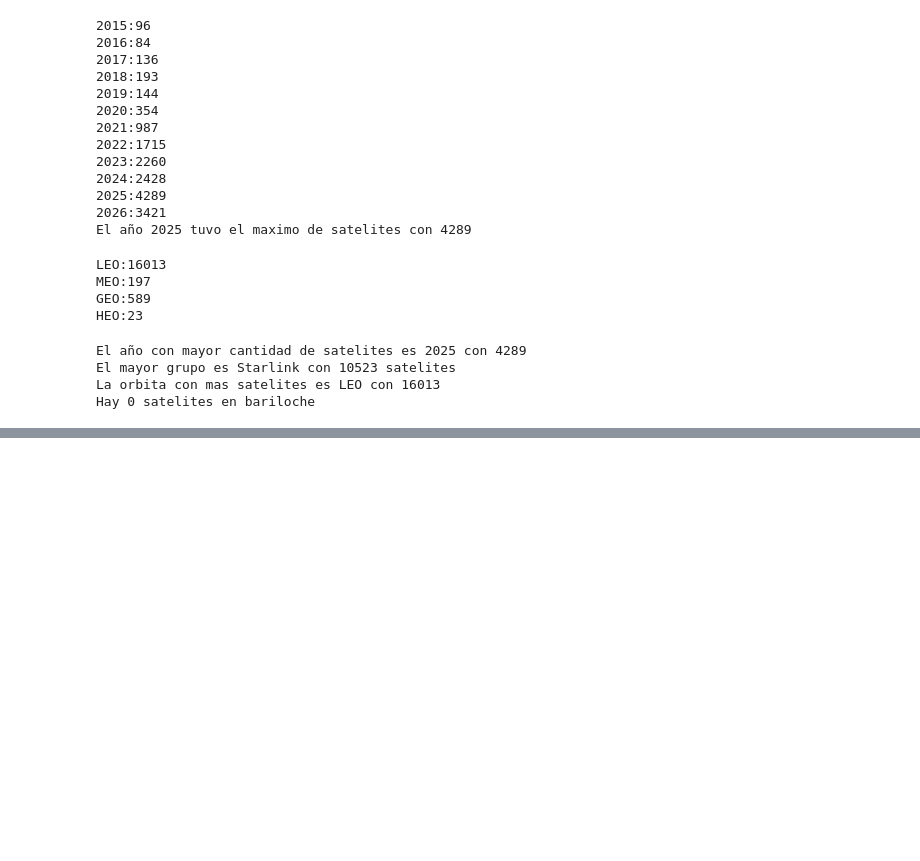
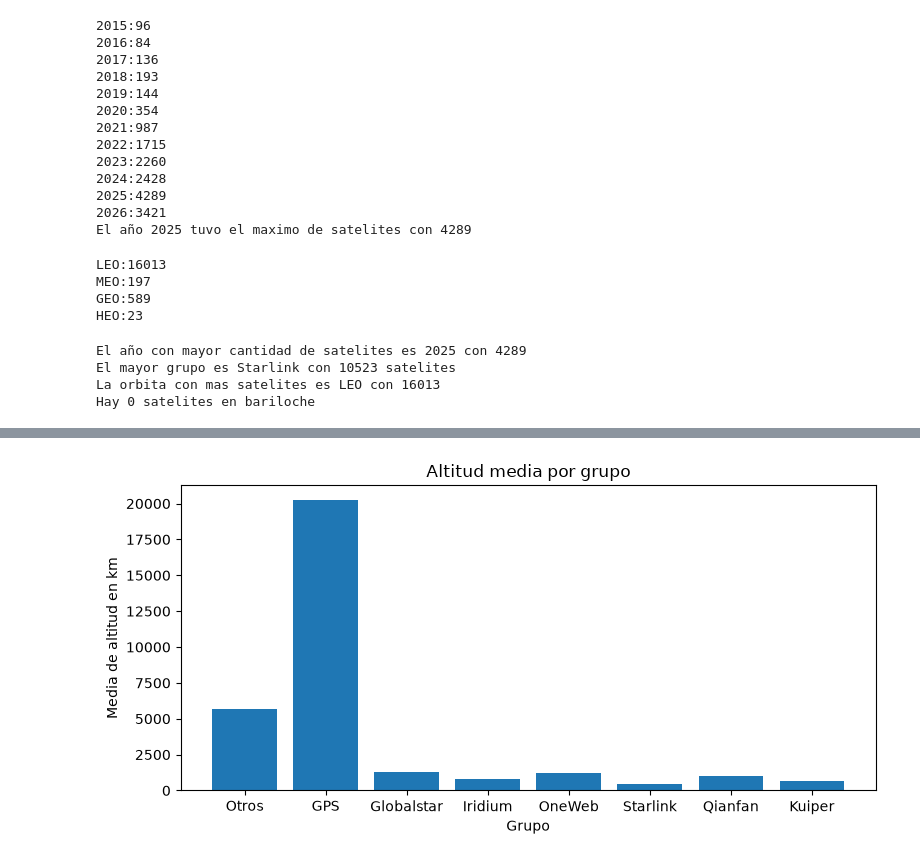
Before and after one commit to juanse0601/proyecto-satelites, a Jupyter notebook: informe.ipynb, the cells around one changed output, grey strips where cells are left out. Drawn from its saved outputs; the diff is of its cells as text; code cells hidden in the pictures; blank space fills up the shorter version.

```diff
--- a/informe.ipynb
+++ b/informe.ipynb
@@ -107,0 +126,21 @@ Hay 0 satelites en bariloche
+# %%
+resumen=analisis.resumen_por_grupo(lista_satelites)
+grupos=[]
+medias=[]
+for grupo,datos in resumen.items():
+    grupos.append(grupo)
+    medias.append(datos["Media"])
+fig=plt.figure(figsize =(8,4))
+plt.bar(grupos,medias)
+plt.xlabel("Grupo")
+plt.ylabel("Media de altitud en km")
+plt.title("Altitud media por grupo")
+plt.tight_layout()
+plt.show()
+'''
+Los grupos en orbitas altas son los satelites del grupo GPS, seguidos de los satelites dentro
+del grupo "Otros".
+Los demas satelites se mantiene en altitudes inferiores a 2500
+'''
+# %% [output]
+[figure, added]
```
Also changed, not shown: parts of 10 cells of this notebook, 2 other files.
